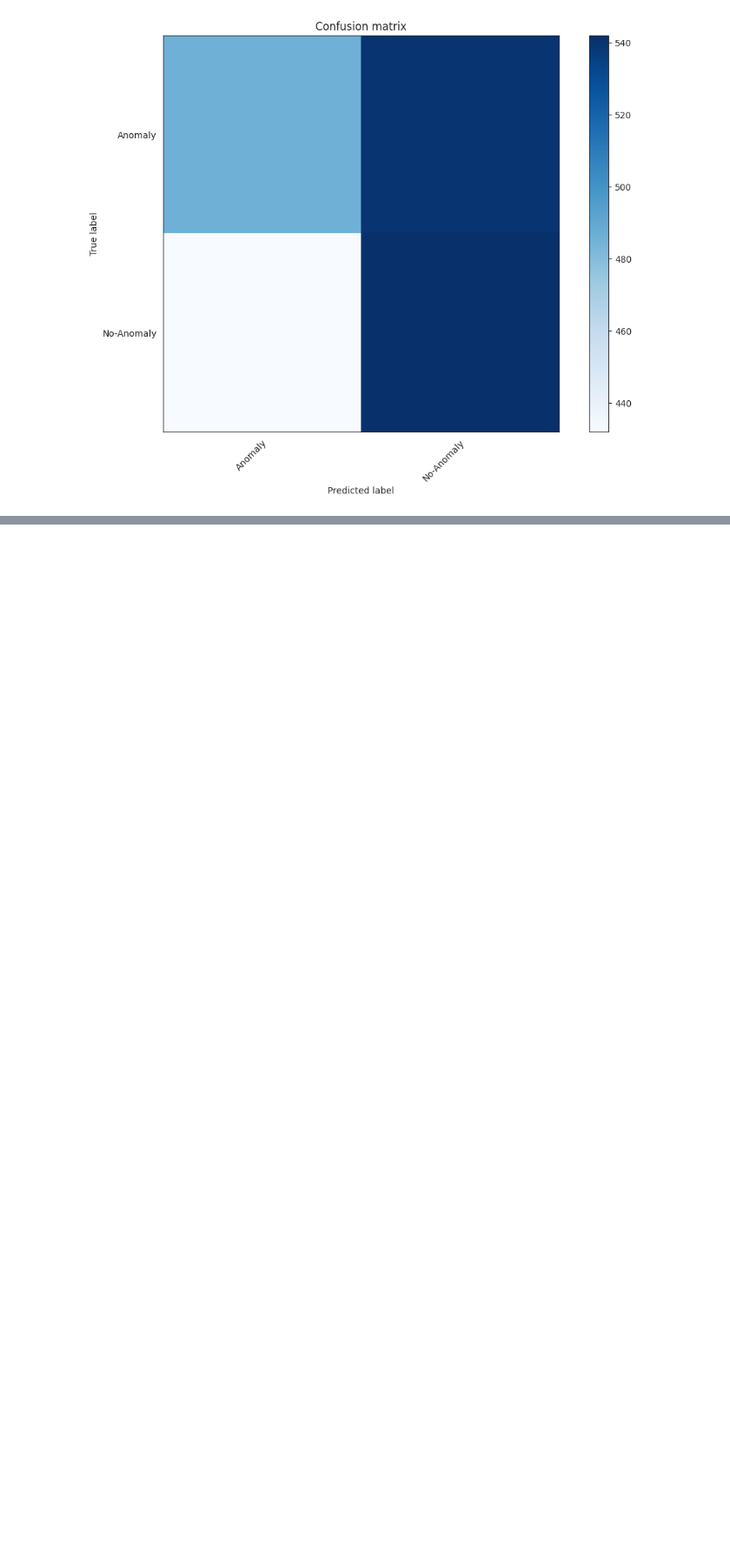
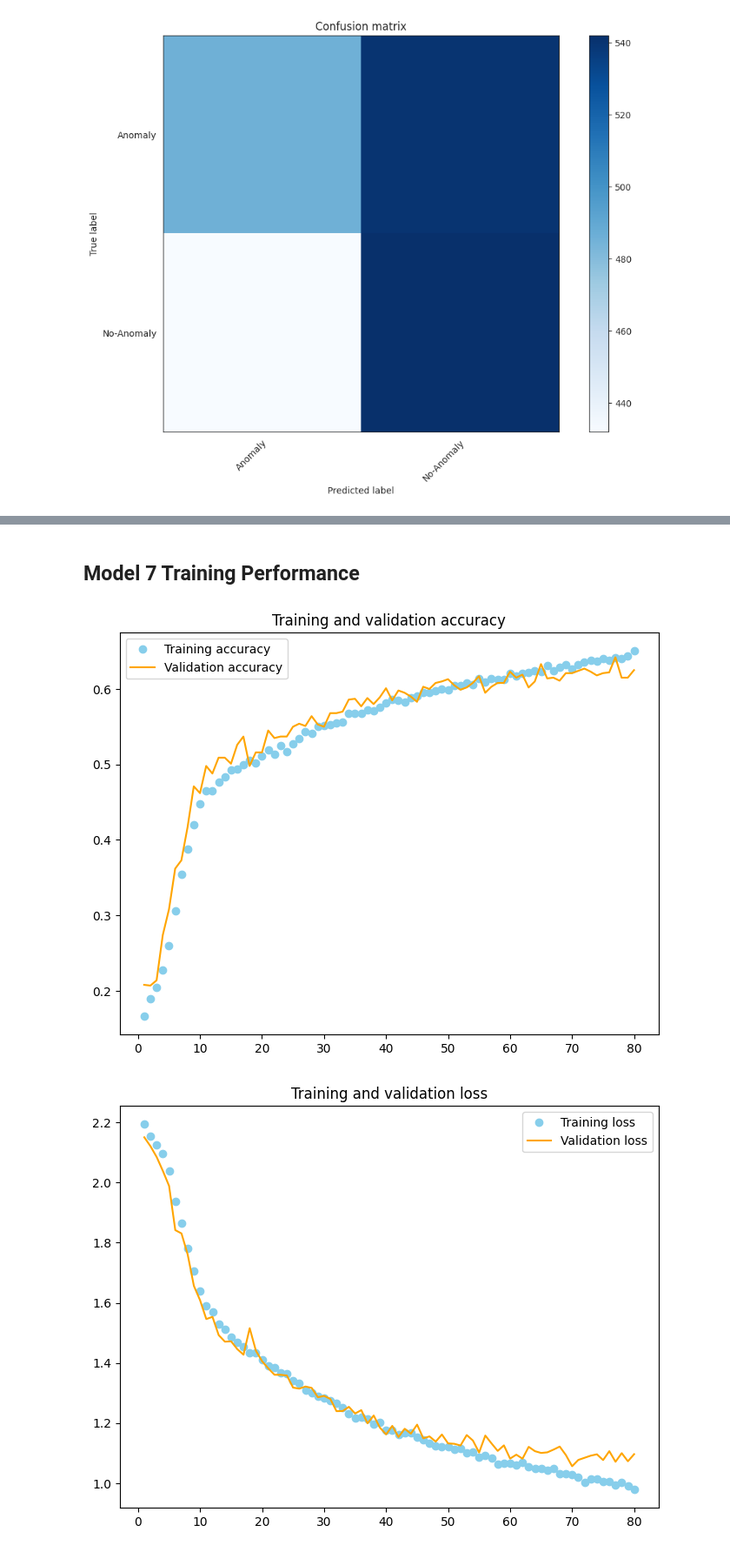
Before and after one commit to regiiis/pv_error_classification, a Jupyter notebook: pv_error_classifcation.ipynb, the cells around one changed output, grey strips where cells are left out. Shown at 87% size. Cells and saved outputs as stored; diff of their text form; code cells hidden in the pictures; blank space fills up the shorter version.

```diff
--- a/pv_error_classifcation.ipynb
+++ b/pv_error_classifcation.ipynb
@@ -1445,0 +1466,2 @@ s p a c e r
+# %%
+df_errors = df[df['anomaly_class'] != 'No-Anomaly']
@@ -1445,0 +1482,14 @@ s p a c e r
+# %%
+# Split data into df with 0.8/0.1/0.1 ratio
+
+reduced_df_errors = df_errors.sample(frac = 1, random_state = 200) # random -> seed value
+train_df_errors = reduced_df_errors.sample(frac = 0.8,random_state = 200)
+validation_test_df_errors = reduced_df_errors.drop(train_df_errors.index)
+validation_df_errors = validation_test_df_errors.sample(frac = 0.5,random_state = 200)
+
+test_df_errors=validation_test_df_errors.drop(validation_df_errors.index)
+
+print(train_df_errors.info())
+print(validation_df_errors.info())
+
+test_df_errors.info()
@@ -1445,0 +1628,8 @@ s p a c e r
+# %%
+history_7 = model_7.fit(
+    train_generator_3,
+    epochs = 80,
+    validation_data = validation_generator_3
+ )
+
+model_7.save("/content/drive/My Drive/Colab Notebooks/models/pv_classification/model_7")
@@ -1445,0 +1654,25 @@ s p a c e r
+# %% [markdown]
+## Model 7 Training Performance
+# %%
+plt.figure(figsize = (8,6))
+accuracy = history_7.history["accuracy"]
+val_accuracy = history_7.history["val_accuracy"]
+loss = history_7.history["loss"]
+val_loss = history_7.history["val_loss"]
+epochs = range(1, len(accuracy) + 1)
+
+plt.plot(epochs, accuracy, "bo", label = "Training accuracy", color = "skyblue")
+plt.plot(epochs, val_accuracy, "b", label = "Validation accuracy",color = "orange")
+plt.title("Training and validation accuracy")
+plt.legend()
+
+plt.figure(figsize = (8,6))
+plt.plot(epochs, loss, "bo", label = "Training loss", color = "skyblue")
+plt.plot(epochs, val_loss, "b", label="Validation loss", color = "orange")
+plt.title("Training and validation loss")
+plt.legend()
+
+plt.show()
+# %% [output]
+[figure, added]
+[figure, added]
```
Also changed, not shown: parts of 23 cells of this notebook.
